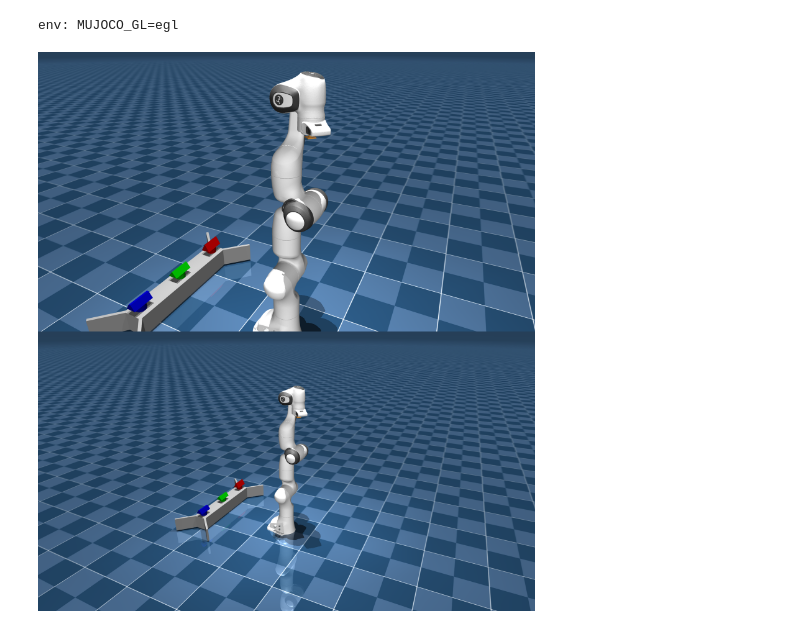
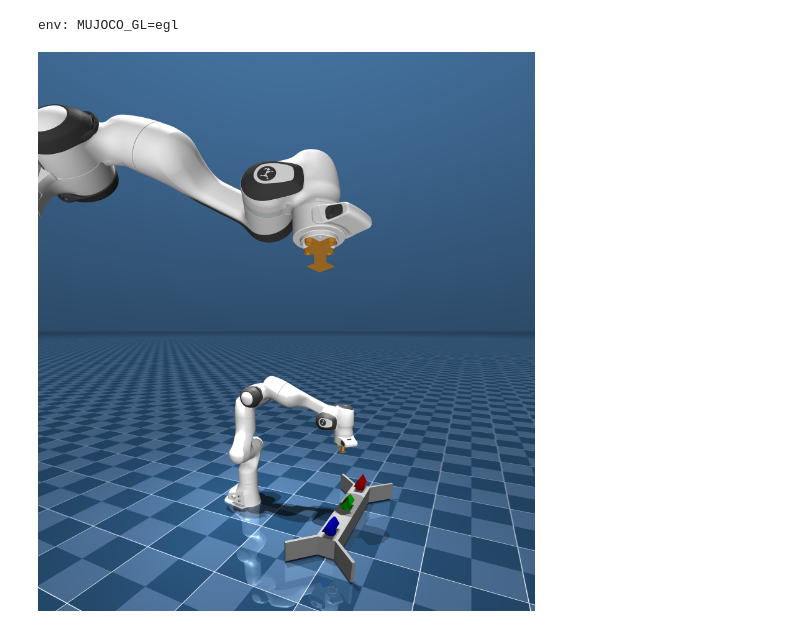
Before and after one commit to wngfra/tac3d, a Jupyter notebook: notebooks/panda_exploration.ipynb, the cells around one changed output. Drawn from its saved outputs; the diff is of its cells as text; code cells hidden in the pictures.

Commit message:
updated initial poses for mujoco sim

```diff
--- a/notebooks/panda_exploration.ipynb
+++ b/notebooks/panda_exploration.ipynb
@@ -43,16 +43,21 @@ env: MUJOCO_GL=egl
 # %%
 scene_xml = 'models/scene.xml'
 
 physics = mujoco.Physics.from_xml_path(scene_xml)
+
+# Set initial position
+physics.reset()
+physics.data.qpos[:7] = [np.pi, 0, np.pi, -2, 0, 2, 0]
+physics.step()
 
 N = 2 # Number of cameras
 random_state = np.random.RandomState(1024)
 pixels = []
 cameras = random_state.choice(physics.model.ncam, N, replace=False)
 for camera_id in cameras:
     pixels.append(physics.render(camera_id=camera_id, width=1920, height=1080))
 image = np.vstack((np.hstack(pixels[:N-1]), np.hstack(pixels[N-1:])))
 PIL.Image.fromarray(image)
 # %% [output]
-[figure, old version]
+[figure, new version]
 # %%
```
Also changed, not shown: parts of 1 cell of this notebook, 7 other files.
